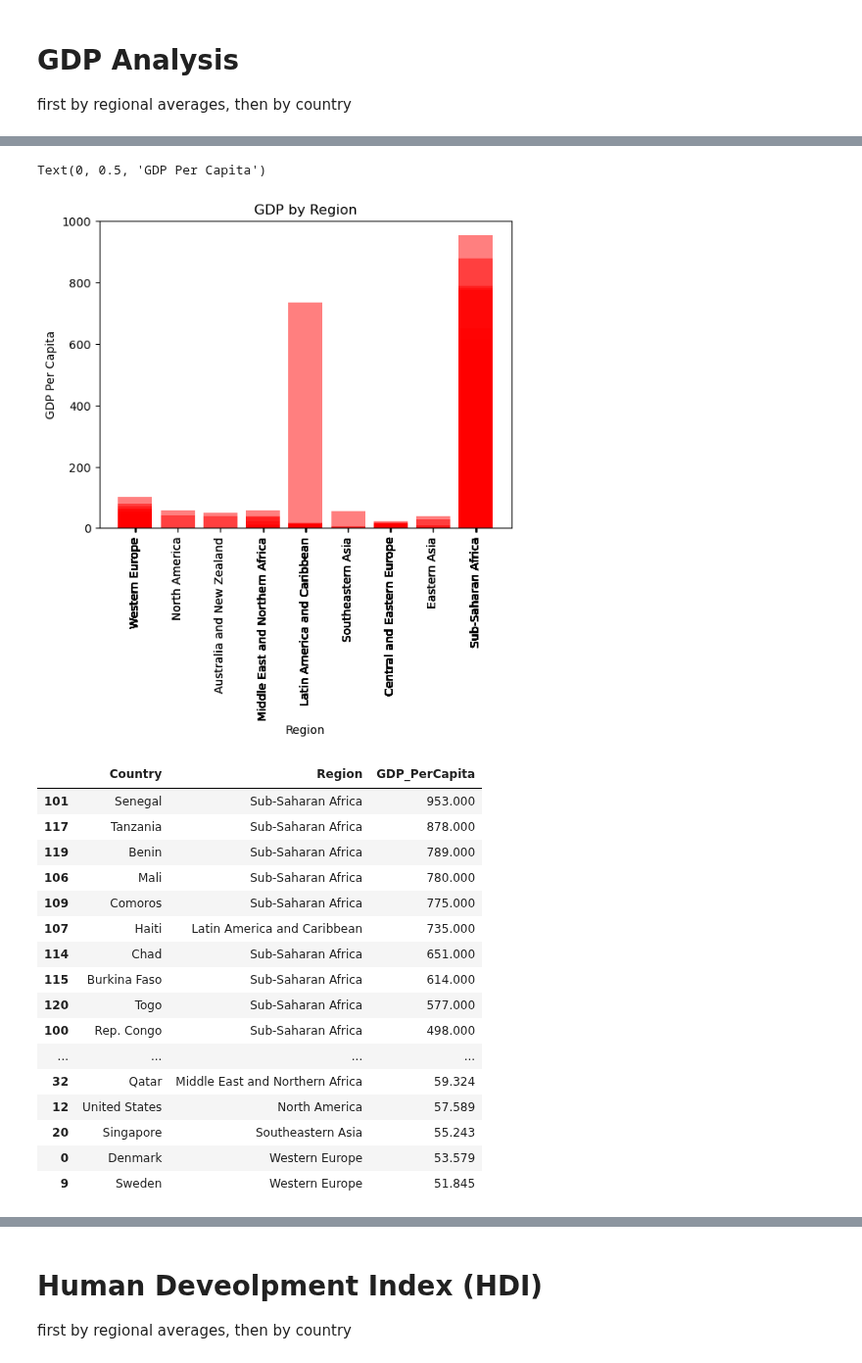
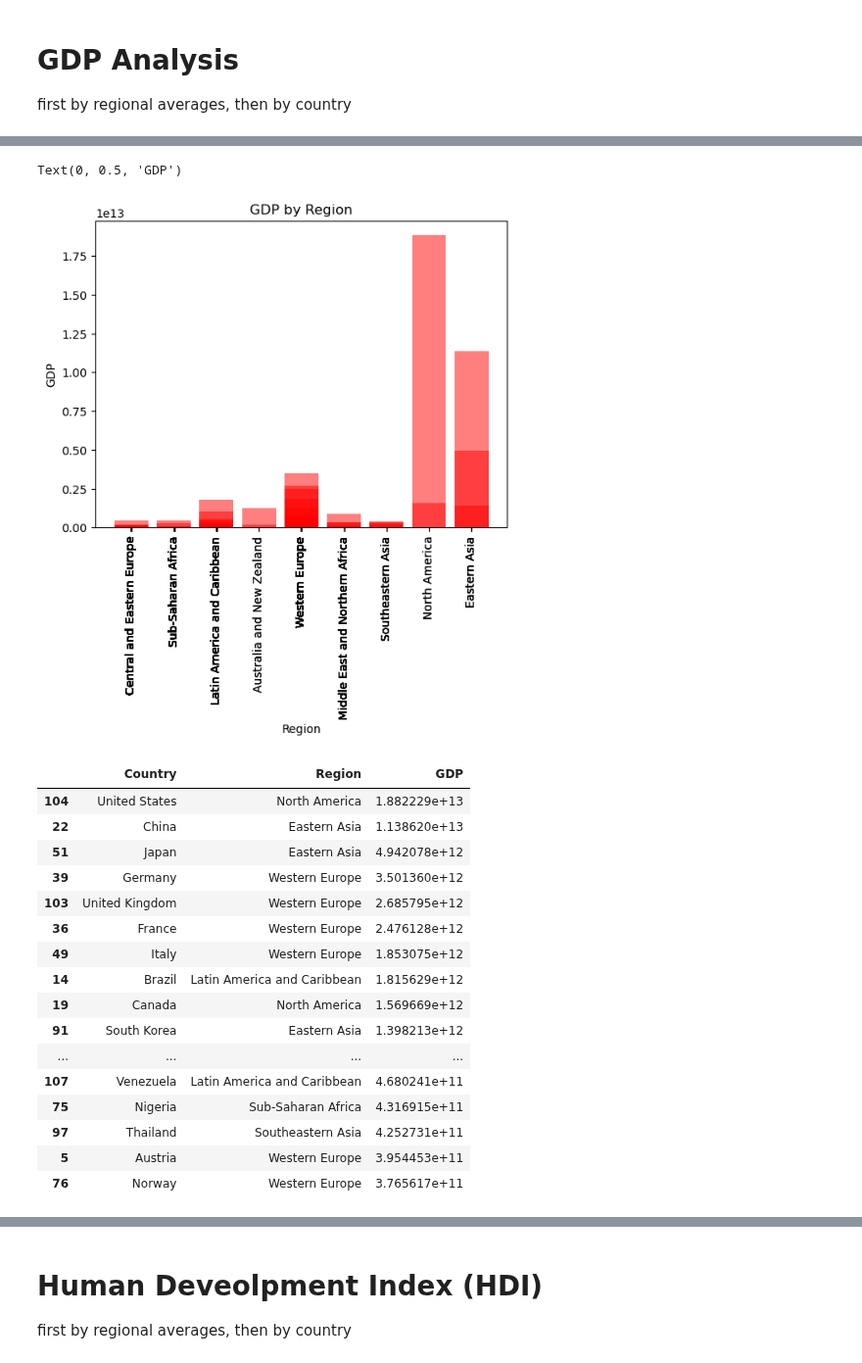
Before and after one commit to mattcaseycpa/project1, a Jupyter notebook: project.ipynb, the cells around one changed output, grey strips where cells are left out. Shown at 98% size. Saved outputs shown, nothing was run; the diff lists cells and outputs as text; code cells hidden in the pictures.

```diff
--- a/project.ipynb
+++ b/project.ipynb
@@ -82,0 +114,4 @@ pop_data_2018
+# %%
+pop_data_2018["Total Population"]=pop_data_2018["Total Population"].str.replace(",","")
+pop_data_2018["Total Population"] = pop_data_2018["Total Population"].astype("int")
+pop_data_2018.dtypes
@@ -83,5 +124,5 @@ pop_data_2018
 # %%
-merged_data = pd.merge(pop_data_2018, data_df, how = "inner", on = "Country")
+merged_data = pd.merge(pop_data_2018, data_df, how = "inner", left_on = "Country", right_on = "Country")
 merged_data
 # %% [output]
 |  | Country | Total Population | Region | Hemisphere | HappinessScore | HDI | GDP_PerCapita | ... |
@@ -99,0 +175,9 @@ merged_data
+# %%
+merged_data_complete = merged_data.copy()
+
+merged_data_complete["GDP"] = merged_data_complete["Total Population"] * merged_data_complete["GDP_PerCapita"]
+merged_data_complete["Beer"] = merged_data_complete["Total Population"] * merged_data_complete["Beer_PerCapita"]
+merged_data_complete["Spirit"] = merged_data_complete["Total Population"] * merged_data_complete["Spirit_PerCapita"]
+merged_data_complete["Wine"] = merged_data_complete["Total Population"] * merged_data_complete["Wine_PerCapita"]
+
+merged_data_complete
@@ -102,5 +222,5 @@ merged_data
 first by regional averages, then by country
 # %%
 #Analysing GDP
-gdp_df=data_df[["Country","Region","GDP_PerCapita"]].copy()
+gdp_df=merged_data_complete[["Country","Region","GDP"]].copy()
 gdp_df
@@ -119,6 +253,6 @@ plt.show()
 # %%
 #chart for GDP by Region
-gdp=gdp_df["GDP_PerCapita"]
+gdp=gdp_df["GDP"]
 region=gdp_df["Region"]
 
 plt.bar(region,gdp,color="r",alpha=0.5,align="center")
@@ -127,31 +261,31 @@ plt.xticks(tick_loactions,region,rotation=90)
 
 plt.title("GDP by Region")
 plt.xlabel("Region")
-plt.ylabel("GDP Per Capita")
+plt.ylabel("GDP")
 # %% [output]
-Text(0, 0.5, 'GDP Per Capita')
+Text(0, 0.5, 'GDP')
-[figure, old version]
+[figure, new version]
 # %%
 #top 20 GDP countries
-gdp=gdp_df.sort_values(["GDP_PerCapita"],ascending=False)
+gdp=gdp_df.sort_values(["GDP"],ascending=False)
 gdp.head(25)
 # %% [output]
-|  | Country | Region | GDP_PerCapita |
-| 101 | Senegal | Sub-Saharan Africa | 953.000 |
-| 117 | Tanzania | Sub-Saharan Africa | 878.000 |
-| 119 | Benin | Sub-Saharan Africa | 789.000 |
-| 106 | Mali | Sub-Saharan Africa | 780.000 |
-| 109 | Comoros | Sub-Saharan Africa | 775.000 |
-| 107 | Haiti | Latin America and Caribbean | 735.000 |
-| 114 | Chad | Sub-Saharan Africa | 651.000 |
-| 115 | Burkina Faso | Sub-Saharan Africa | 614.000 |
-| 120 | Togo | Sub-Saharan Africa | 577.000 |
-| 100 | Rep. Congo | Sub-Saharan Africa | 498.000 |
+|  | Country | Region | GDP |
+| 104 | United States | North America | 1.882229e+13 |
+| 22 | China | Eastern Asia | 1.138620e+13 |
+| 51 | Japan | Eastern Asia | 4.942078e+12 |
+| 39 | Germany | Western Europe | 3.501360e+12 |
+| 103 | United Kingdom | Western Europe | 2.685795e+12 |
+| 36 | France | Western Europe | 2.476128e+12 |
+| 49 | Italy | Western Europe | 1.853075e+12 |
+| 14 | Brazil | Latin America and Caribbean | 1.815629e+12 |
+| 19 | Canada | North America | 1.569669e+12 |
+| 91 | South Korea | Eastern Asia | 1.398213e+12 |
 | ... | ... | ... | ... |
-| 32 | Qatar | Middle East and Northern Africa | 59.324 |
-| 12 | United States | North America | 57.589 |
-| 20 | Singapore | Southeastern Asia | 55.243 |
-| 0 | Denmark | Western Europe | 53.579 |
-| 9 | Sweden | Western Europe | 51.845 |
+| 107 | Venezuela | Latin America and Caribbean | 4.680241e+11 |
+| 75 | Nigeria | Sub-Saharan Africa | 4.316915e+11 |
+| 97 | Thailand | Southeastern Asia | 4.252731e+11 |
+| 5 | Austria | Western Europe | 3.954453e+11 |
+| 76 | Norway | Western Europe | 3.765617e+11 |
 # %%
 #chart top 25 countries by GDP
```
Also changed, not shown: parts of 17 cells of this notebook.
